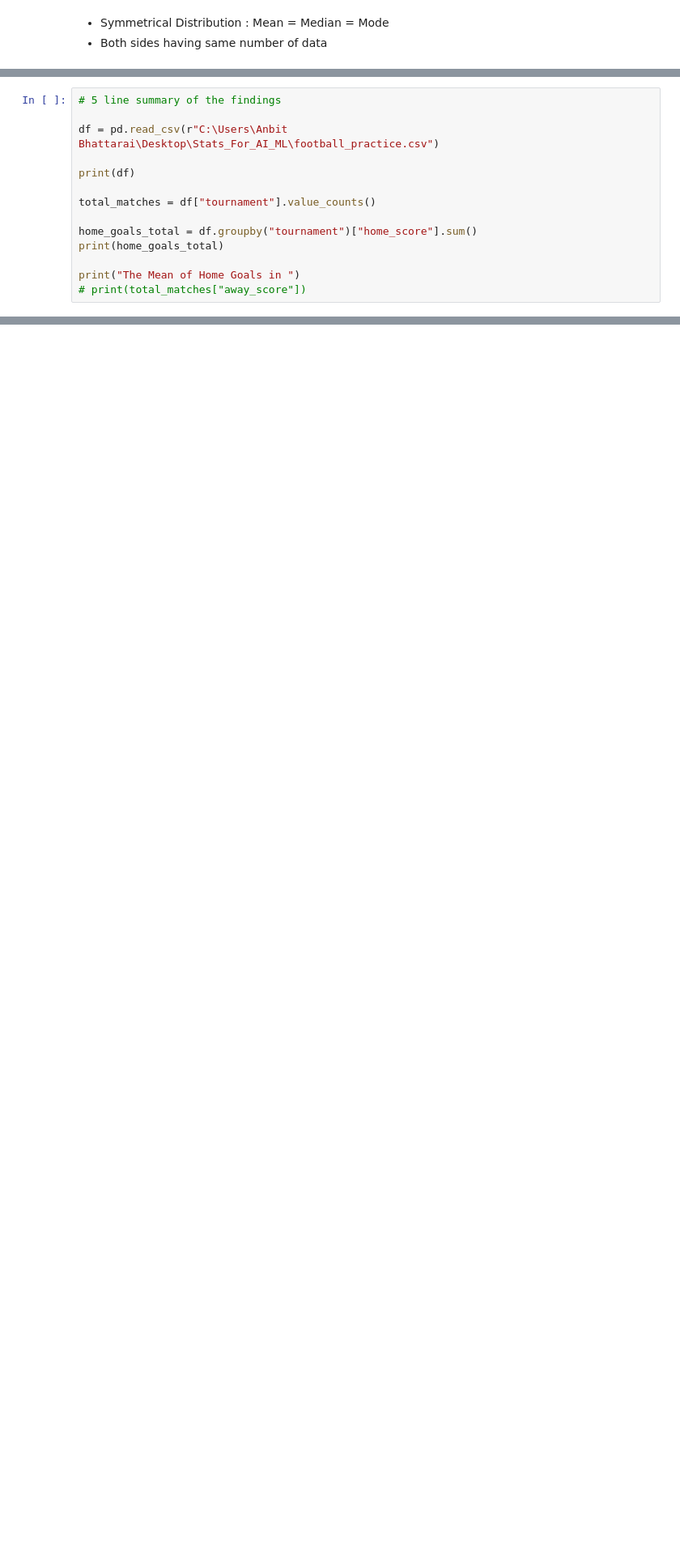
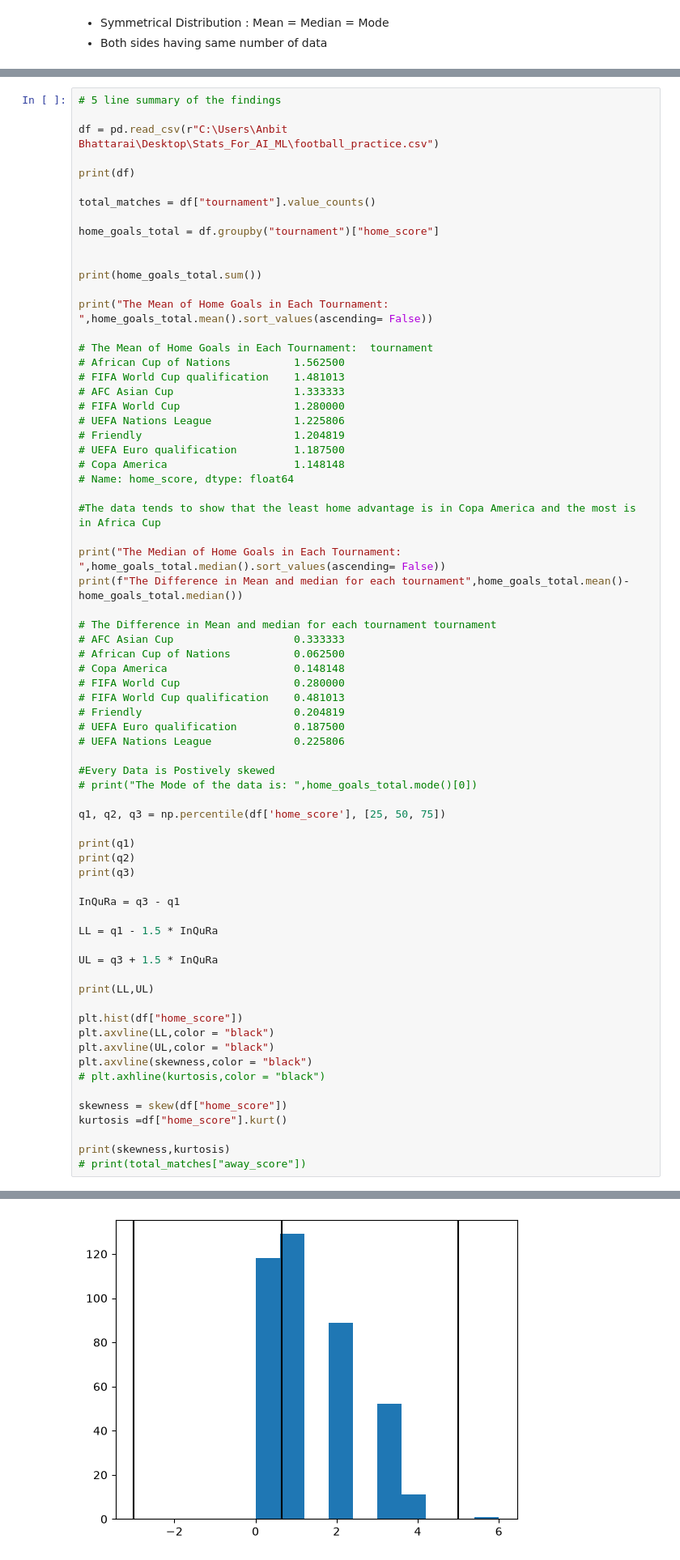
Before and after one commit to NerdBhattarai98/Stats_For_AI_ML, a Jupyter notebook: Statistics/02_Descriptive_Statistics.ipynb, the cells around one changed output, grey strips where cells are left out. Shown at 81% size. Cells and saved outputs as stored; diff of their text form; blank space fills up the shorter version.

```diff
--- a/Descriptive_Statistics.ipynb
+++ b/Statistics/02_Descriptive_Statistics.ipynb
@@ -355,10 +575,66 @@ print(df)
 
 total_matches = df["tournament"].value_counts()
 
-home_goals_total = df.groupby("tournament")["home_score"].sum()
-print(home_goals_total)
+home_goals_total = df.groupby("tournament")["home_score"]
 
-print("The Mean of Home Goals in ")
+
+print(home_goals_total.sum())
+
+print("The Mean of Home Goals in Each Tournament: ",home_goals_total.mean().sort_values(ascending= False))
+
+# The Mean of Home Goals in Each Tournament:  tournament
+# African Cup of Nations          1.562500
+# FIFA World Cup qualification    1.481013
+# AFC Asian Cup                   1.333333
+# FIFA World Cup                  1.280000
+# UEFA Nations League             1.225806
+# Friendly                        1.204819
+# UEFA Euro qualification         1.187500
+# Copa America                    1.148148
+# Name: home_score, dtype: float64
+
+#The data tends to show that the least home advantage is in Copa America and the most is in Africa Cup
+
+print("The Median of Home Goals in Each Tournament: ",home_goals_total.median().sort_values(ascending= False))
+print(f"The Difference in Mean and median for each tournament",home_goals_total.mean()-home_goals_total.median())
+
+# The Difference in Mean and median for each tournament tournament
+# AFC Asian Cup                   0.333333
+# African Cup of Nations          0.062500
+# Copa America                    0.148148
+# FIFA World Cup                  0.280000
+# FIFA World Cup qualification    0.481013
+# Friendly                        0.204819
+# UEFA Euro qualification         0.187500
+# UEFA Nations League             0.225806
+
+#Every Data is Postively skewed
+# print("The Mode of the data is: ",home_goals_total.mode()[0])
+
+q1, q2, q3 = np.percentile(df['home_score'], [25, 50, 75])
+
+print(q1)
+print(q2)
+print(q3)
+
+InQuRa = q3 - q1
+
+LL = q1 - 1.5 * InQuRa
+
+UL = q3 + 1.5 * InQuRa
+
+print(LL,UL)
+
+plt.hist(df["home_score"])
+plt.axvline(LL,color = "black")
+plt.axvline(UL,color = "black")
+plt.axvline(skewness,color = "black")
+# plt.axhline(kurtosis,color = "black")
+
+skewness = skew(df["home_score"])
+kurtosis =df["home_score"].kurt()
+
+print(skewness,kurtosis)
 # print(total_matches["away_score"])
 # %% [output]
            date  home_team    away_team  home_score  away_score                    tournament          city               country  neutral
@@ -380,0 +657 @@ Name: home_score, dtype: int64
+[figure, added]
```
Also changed, not shown: parts of 25 cells of this notebook, 2 other files.
